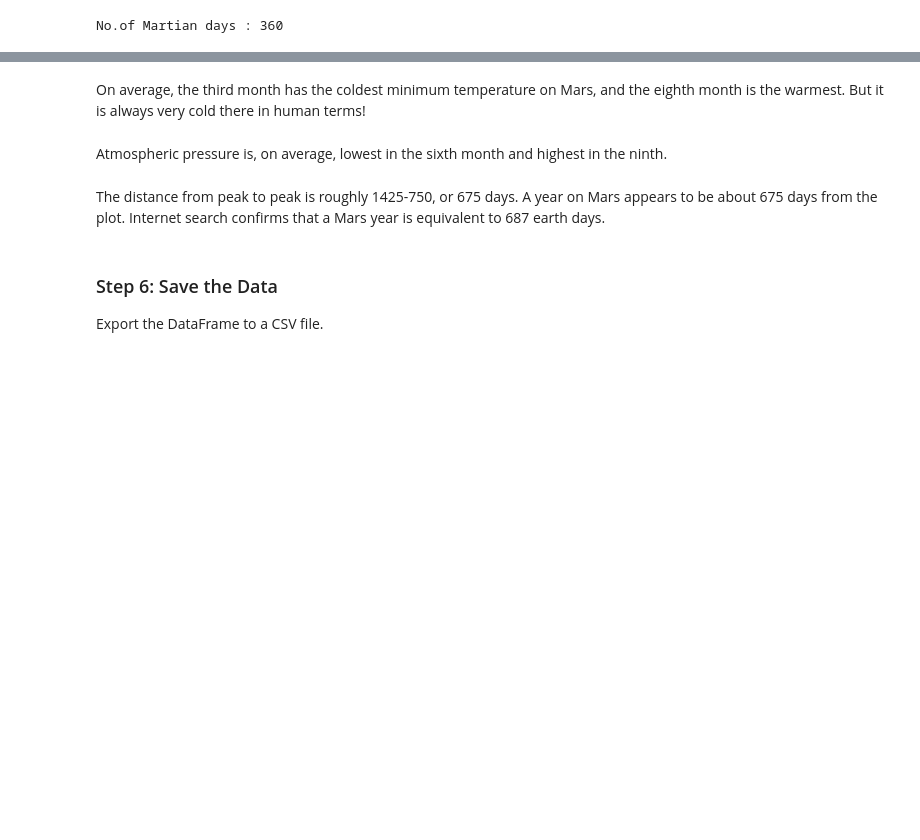
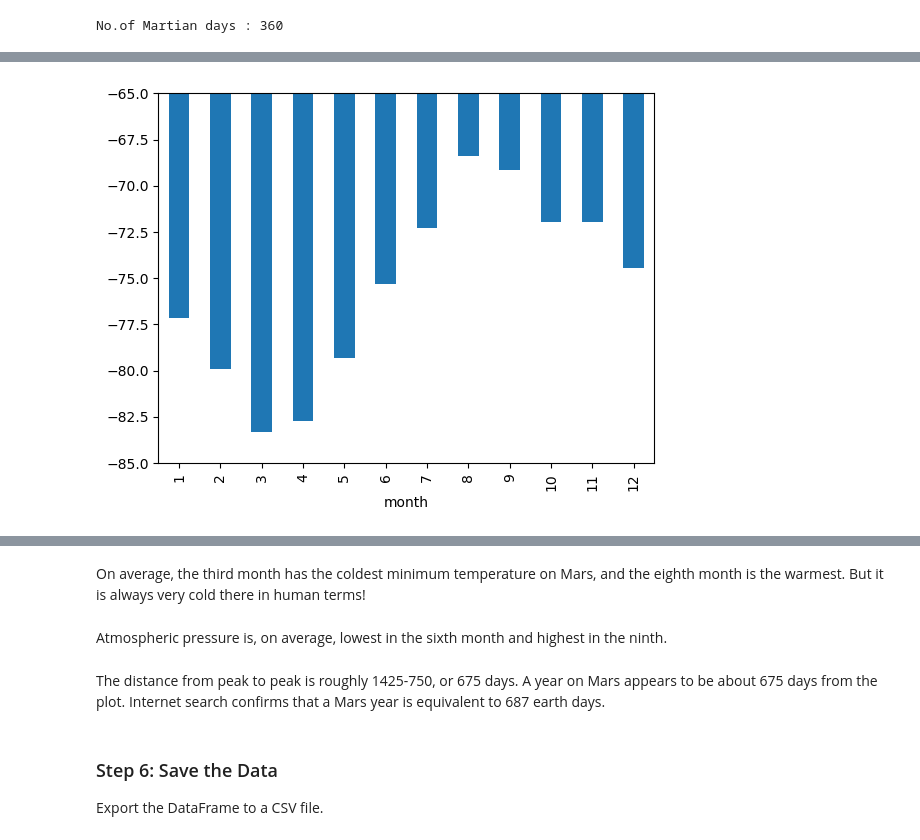
Before and after one commit to EBolinVA/Mars_NASA_News, a Jupyter notebook: part_2_mars_weather.ipynb, the cells around one changed output, grey strips where cells are left out. Saved outputs shown, nothing was run; the diff lists cells and outputs as text; code cells hidden in the pictures; blank space fills up the shorter version.

```diff
--- a/part_2_mars_weather.ipynb
+++ b/part_2_mars_weather.ipynb
@@ -164,11 +164,10 @@ Analyze your dataset by using Pandas functions to answer the following questions
 #print(count(months))
 
 #n = len(pd.unique(mars_df['month']))
+#print("No.of months :", n)
 
-#print("No.of months :",
-      #n)
+#mars_df = mars_df[((mars_df['terrestrial_date'] > '2015-1-1') & (mars_df['terrestrial_date'] <= '2015-12-10')) & (mars_df['month'] == 1)]
+#mars_df
 
-mars_df = mars_df[((mars_df['terrestrial_date'] > '2015-1-1') & (mars_df['terrestrial_date'] <= '2015-12-10')) & (mars_df['month'] == 1)]
-
-mars_df
+mars_df['month'].value_counts().sort_index()
 # %% [output]
@@ -206,0 +215,19 @@ No.of Martian days : 360
+# %%
+# Plot the average temperature by month
+# First attempt here didn't work because it plots all columns.
+# mars_df.groupby('month').mean('min_temp').plot.bar()
+
+# Here, create a new df where all columns are averaged by month
+low_df = mars_df.groupby(['month']).mean()
+# Now, just choose the averaged 'min_temp' in that df
+low1 = low_df['min_temp']
+# Print a df of the average low temps by month
+low1
+
+# Plot the average low temps by month in a bar graph
+# Set y-axis limits to show a better range
+low1.plot.bar()
+plt.ylim([-85, -65])
+plt.show()
+# %% [output]
+[figure, added]
```
Also changed, not shown: parts of 10 cells of this notebook, 3 other files.
